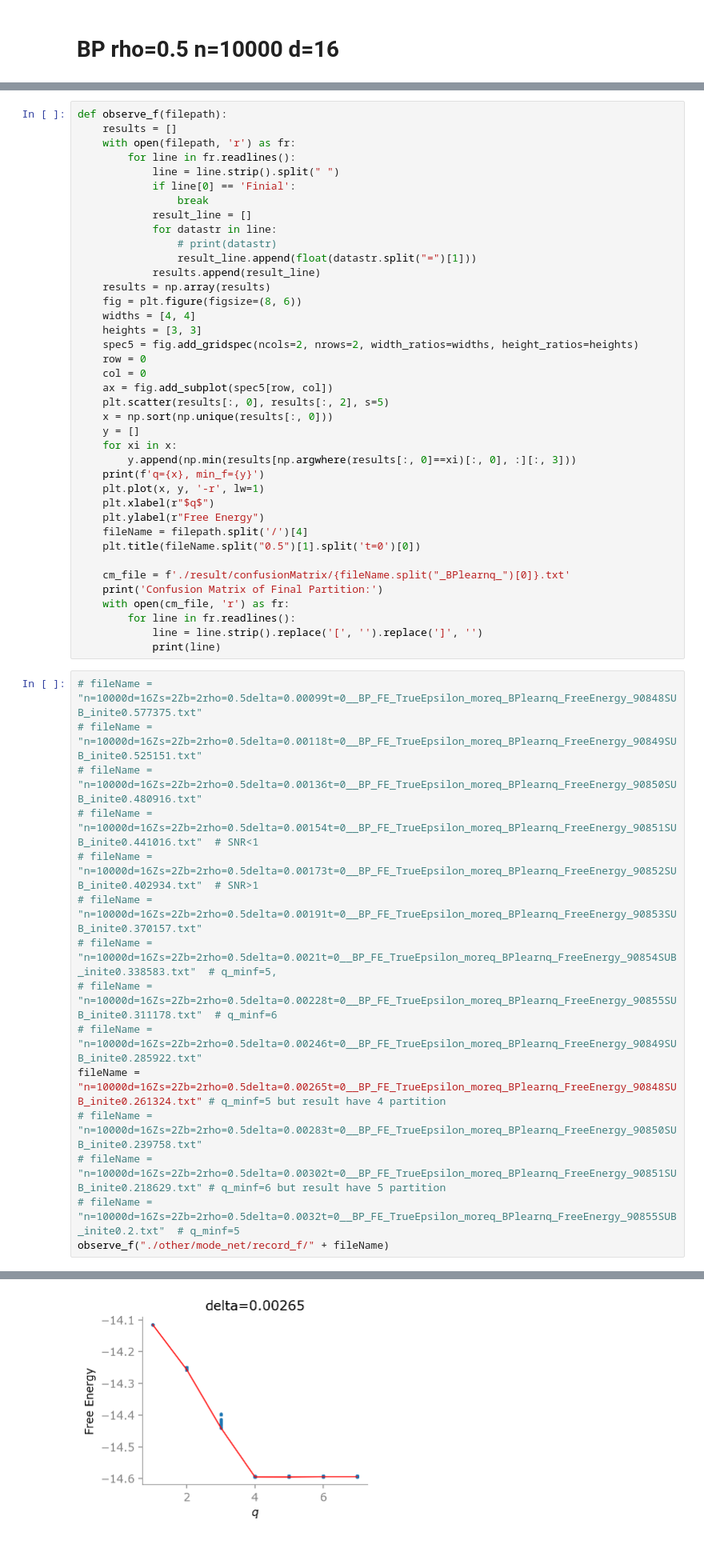
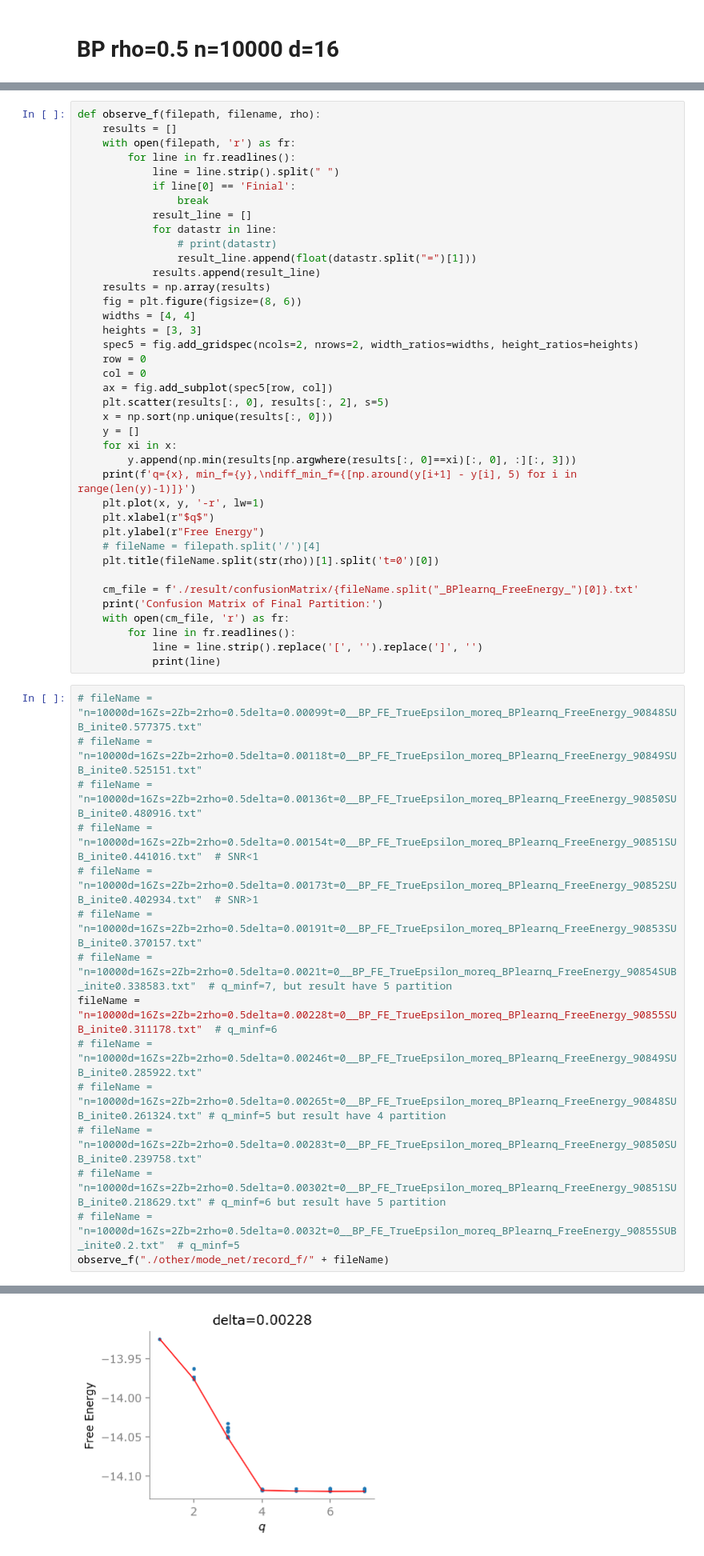
Before and after one commit to eggplantisme/nodeclassification, a Jupyter notebook: FigureMinorityDetectabilityBPLowDegree.ipynb, the cells around one changed output, grey strips where cells are left out. Shown at 80% size. Drawn from its saved outputs; the diff is of its cells as text.

```diff
--- a/FigureMinorityDetectabilityBPLowDegree.ipynb
+++ b/FigureMinorityDetectabilityBPLowDegree.ipynb
@@ -268,7 +277,7 @@ print(dict(zip(plot_zs, sub_num_group)))
 {0.00099: 2.0, 0.00118: 2.0, 0.00136: 3.0, 0.00154: 2.0, 0.00173: 4.0, 0.00191: 4.0, 0.0021: 5.0, 0.00228: 6.0, 0.00246: 4.0, 0.00265: 4.0, 0.00283: 4.0, 0.00302: 5.0, 0.0032: 5.0}
 [figure]
 # %%
-def observe_f(filepath):
+def observe_f(filepath, filename, rho):
     results = []
     with open(filepath, 'r') as fr:
         for line in fr.readlines():
@@ -293,14 +302,14 @@ def observe_f(filepath):
     y = []
     for xi in x:
         y.append(np.min(results[np.argwhere(results[:, 0]==xi)[:, 0], :][:, 3]))
-    print(f'q={x}, min_f={y}')
+    print(f'q={x}, min_f={y},\ndiff_min_f={[np.around(y[i+1] - y[i], 5) for i in range(len(y)-1)]}')
     plt.plot(x, y, '-r', lw=1)
     plt.xlabel(r"$q$")
     plt.ylabel(r"Free Energy")
-    fileName = filepath.split('/')[4]
-    plt.title(fileName.split("0.5")[1].split('t=0')[0])
+    # fileName = filepath.split('/')[4]
+    plt.title(fileName.split(str(rho))[1].split('t=0')[0])
 
-    cm_file = f'./result/confusionMatrix/{fileName.split("_BPlearnq_")[0]}.txt'
+    cm_file = f'./result/confusionMatrix/{fileName.split("_BPlearnq_FreeEnergy_")[0]}.txt'
     print('Confusion Matrix of Final Partition:')
     with open(cm_file, 'r') as fr:
         for line in fr.readlines():
@@ -313,10 +322,10 @@ def observe_f(filepath):
 # fileName = "n=10000d=16Zs=2Zb=2rho=0.5delta=0.00154t=0__BP_FE_TrueEpsilon_moreq_BPlearnq_FreeEnergy_90851SUB_inite0.441016.txt"  # SNR<1
 # fileName = "n=10000d=16Zs=2Zb=2rho=0.5delta=0.00173t=0__BP_FE_TrueEpsilon_moreq_BPlearnq_FreeEnergy_90852SUB_inite0.402934.txt"  # SNR>1
 # fileName = "n=10000d=16Zs=2Zb=2rho=0.5delta=0.00191t=0__BP_FE_TrueEpsilon_moreq_BPlearnq_FreeEnergy_90853SUB_inite0.370157.txt"
-# fileName = "n=10000d=16Zs=2Zb=2rho=0.5delta=0.0021t=0__BP_FE_TrueEpsilon_moreq_BPlearnq_FreeEnergy_90854SUB_inite0.338583.txt"  # q_minf=5,
-# fileName = "n=10000d=16Zs=2Zb=2rho=0.5delta=0.00228t=0__BP_FE_TrueEpsilon_moreq_BPlearnq_FreeEnergy_90855SUB_inite0.311178.txt"  # q_minf=6
+# fileName = "n=10000d=16Zs=2Zb=2rho=0.5delta=0.0021t=0__BP_FE_TrueEpsilon_moreq_BPlearnq_FreeEnergy_90854SUB_inite0.338583.txt"  # q_minf=7, but result have 5 partition
+fileName = "n=10000d=16Zs=2Zb=2rho=0.5delta=0.00228t=0__BP_FE_TrueEpsilon_moreq_BPlearnq_FreeEnergy_90855SUB_inite0.311178.txt"  # q_minf=6
 # fileName = "n=10000d=16Zs=2Zb=2rho=0.5delta=0.00246t=0__BP_FE_TrueEpsilon_moreq_BPlearnq_FreeEnergy_90849SUB_inite0.285922.txt"
-fileName = "n=10000d=16Zs=2Zb=2rho=0.5delta=0.00265t=0__BP_FE_TrueEpsilon_moreq_BPlearnq_FreeEnergy_90848SUB_inite0.261324.txt" # q_minf=5 but result have 4 partition
+# fileName = "n=10000d=16Zs=2Zb=2rho=0.5delta=0.00265t=0__BP_FE_TrueEpsilon_moreq_BPlearnq_FreeEnergy_90848SUB_inite0.261324.txt" # q_minf=5 but result have 4 partition
 # fileName = "n=10000d=16Zs=2Zb=2rho=0.5delta=0.00283t=0__BP_FE_TrueEpsilon_moreq_BPlearnq_FreeEnergy_90850SUB_inite0.239758.txt"
 # fileName = "n=10000d=16Zs=2Zb=2rho=0.5delta=0.00302t=0__BP_FE_TrueEpsilon_moreq_BPlearnq_FreeEnergy_90851SUB_inite0.218629.txt" # q_minf=6 but result have 5 partition
 # fileName = "n=10000d=16Zs=2Zb=2rho=0.5delta=0.0032t=0__BP_FE_TrueEpsilon_moreq_BPlearnq_FreeEnergy_90855SUB_inite0.2.txt"  # q_minf=5
@@ -331 +341 @@ Confusion Matrix of Final Partition:
-[figure, old version]
+[figure, new version]
```
Also changed, not shown: parts of 40 cells of this notebook, 30 other files.
